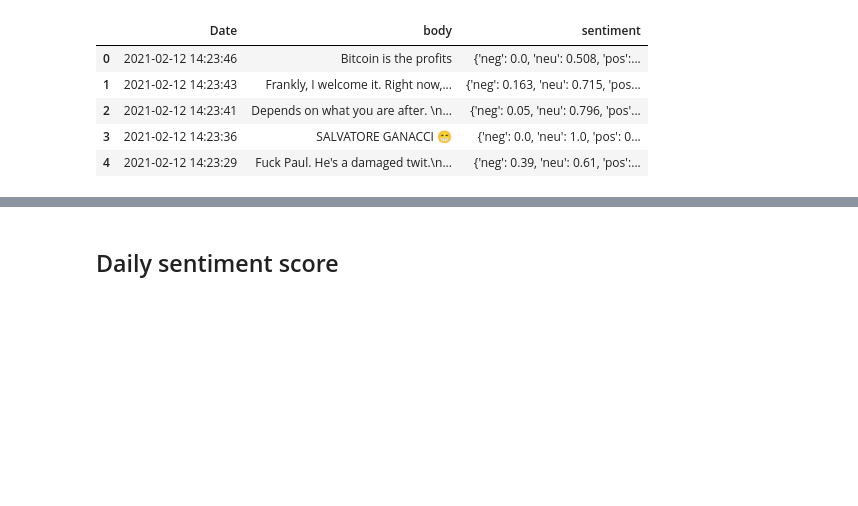
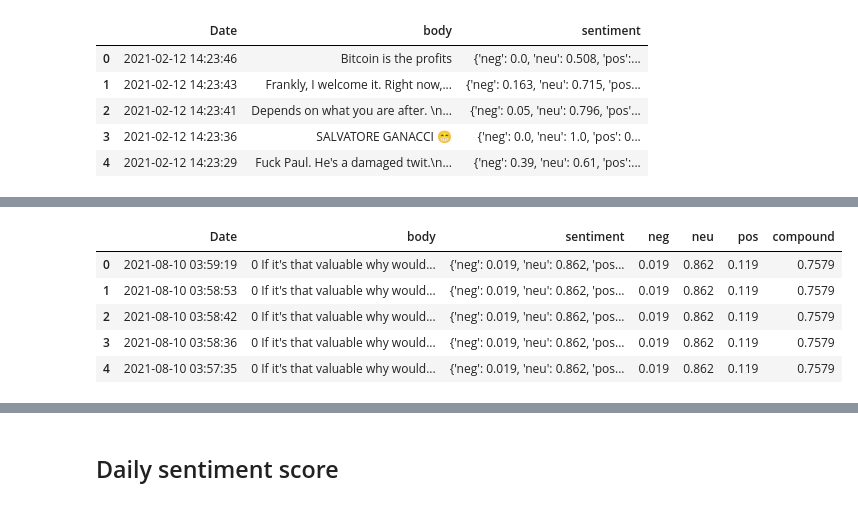
Before and after one commit to aashka-trivedi/cryptocurrency-and-public-sentiment, a Jupyter notebook: code/data_preperation/RedditSentiment.ipynb, the cells around one changed output, grey strips where cells are left out. Saved outputs shown, nothing was run; the diff lists cells and outputs as text; code cells hidden in the pictures; blank space fills up the shorter version.

```diff
--- a/code/data_preperation/RedditSentiment.ipynb
+++ b/code/data_preperation/RedditSentiment.ipynb
@@ -43,0 +65,7 @@ reddit.to_csv('redditSentiment.csv', sep='\t', index=None)
+# %%
+sid = SentimentIntensityAnalyzer()
+# %%
+reddit_aug['body'] = str(reddit_aug['body'])
+# %%
+reddit_aug['sentiment'] = reddit_aug['body'].apply(sid.polarity_scores)
+reddit_aug.head()
@@ -43,0 +79,12 @@ reddit.to_csv('redditSentiment.csv', sep='\t', index=None)
+# %%
+sentiments = reddit_aug['sentiment'].apply(pd.Series)
+# %%
+reddit_aug = pd.concat([reddit_aug,sentiments], axis=1)
+reddit_aug.head()
+# %% [output]
+|  | Date | body | sentiment | neg | neu | pos | compound |
+| 0 | 2021-08-10 03:59:19 | 0 If it's that valuable why would... | {'neg': 0.019, 'neu': 0.862, 'pos... | 0.019 | 0.862 | 0.119 | 0.7579 |
+| 1 | 2021-08-10 03:58:53 | 0 If it's that valuable why would... | {'neg': 0.019, 'neu': 0.862, 'pos... | 0.019 | 0.862 | 0.119 | 0.7579 |
+| 2 | 2021-08-10 03:58:42 | 0 If it's that valuable why would... | {'neg': 0.019, 'neu': 0.862, 'pos... | 0.019 | 0.862 | 0.119 | 0.7579 |
+| 3 | 2021-08-10 03:58:36 | 0 If it's that valuable why would... | {'neg': 0.019, 'neu': 0.862, 'pos... | 0.019 | 0.862 | 0.119 | 0.7579 |
+| 4 | 2021-08-10 03:57:35 | 0 If it's that valuable why would... | {'neg': 0.019, 'neu': 0.862, 'pos... | 0.019 | 0.862 | 0.119 | 0.7579 |
```
Also changed, not shown: parts of 12 cells of this notebook, 7 other files.
